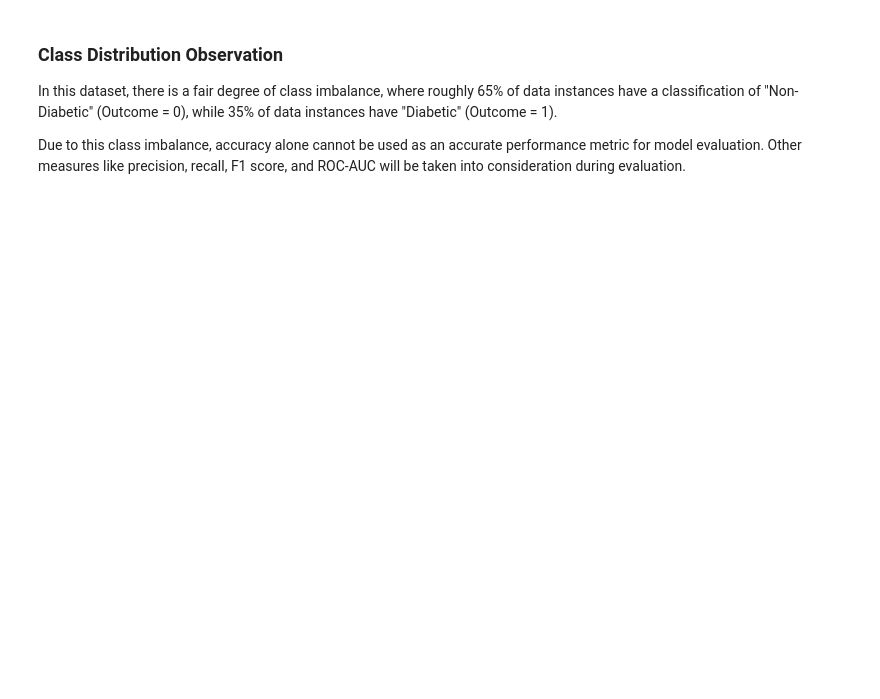
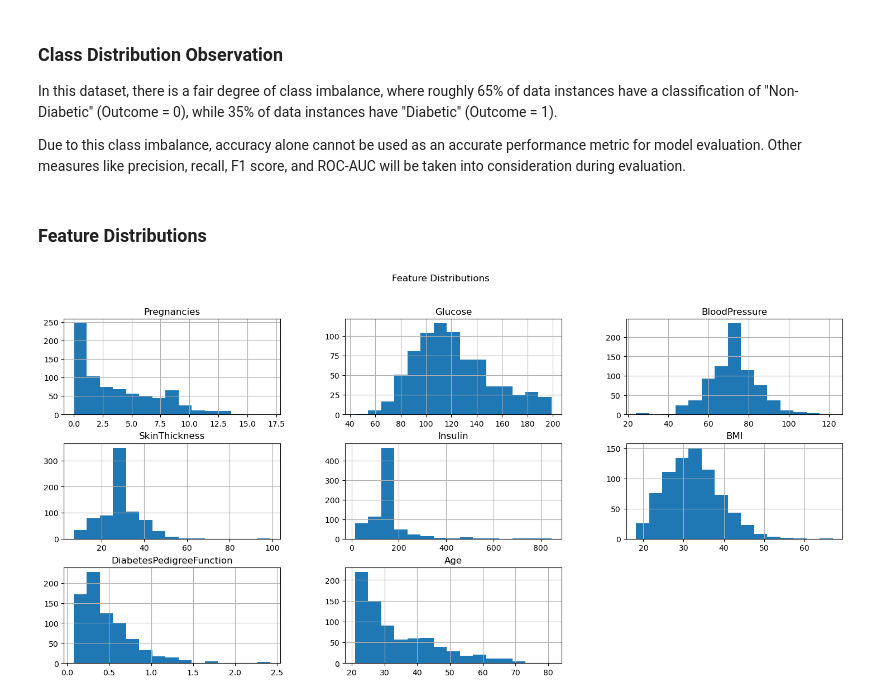
Before and after one commit to Michael-Nyawade/diabetes-prediction, a Jupyter notebook: diabetes_risk_modelling.ipynb, the cells around one changed output. Drawn from its saved outputs; the diff is of its cells as text; code cells hidden in the pictures; blank space fills up the shorter version.

Commit message:
Exploratory Data Analysis: feature distribution analysis

```diff
--- a/diabetes_risk_modelling.ipynb
+++ b/diabetes_risk_modelling.ipynb
@@ -105,3 +174,15 @@ print(f"\nPercenatge Count: \n{count_percentages.round(0)}")
 In this dataset, there is a fair degree of class imbalance, where roughly 65% of data instances have a classification of "Non-Diabetic" (Outcome = 0), while 35% of data instances have "Diabetic" (Outcome = 1).
 
 Due to this class imbalance, accuracy alone cannot be used as an accurate performance metric for model evaluation. Other measures like precision, recall, F1 score, and ROC-AUC will be taken into consideration during evaluation.
+# %% [markdown]
+### Feature Distributions
+# %%
+# Ploting feature variable distribtions
+df_features = df.drop(columns=['Outcome'])
+df_features.hist(bins=15, figsize=(18,8))
+plt.suptitle("Feature Distributions")
+plt.savefig("images/feature_distributions.png",
+           dpi=300, bbox_inches="tight") # Saving the plot
+plt.show()
+# %% [output]
+[figure, added]
```
Also changed, not shown: parts of 6 cells of this notebook, 2 other files.
